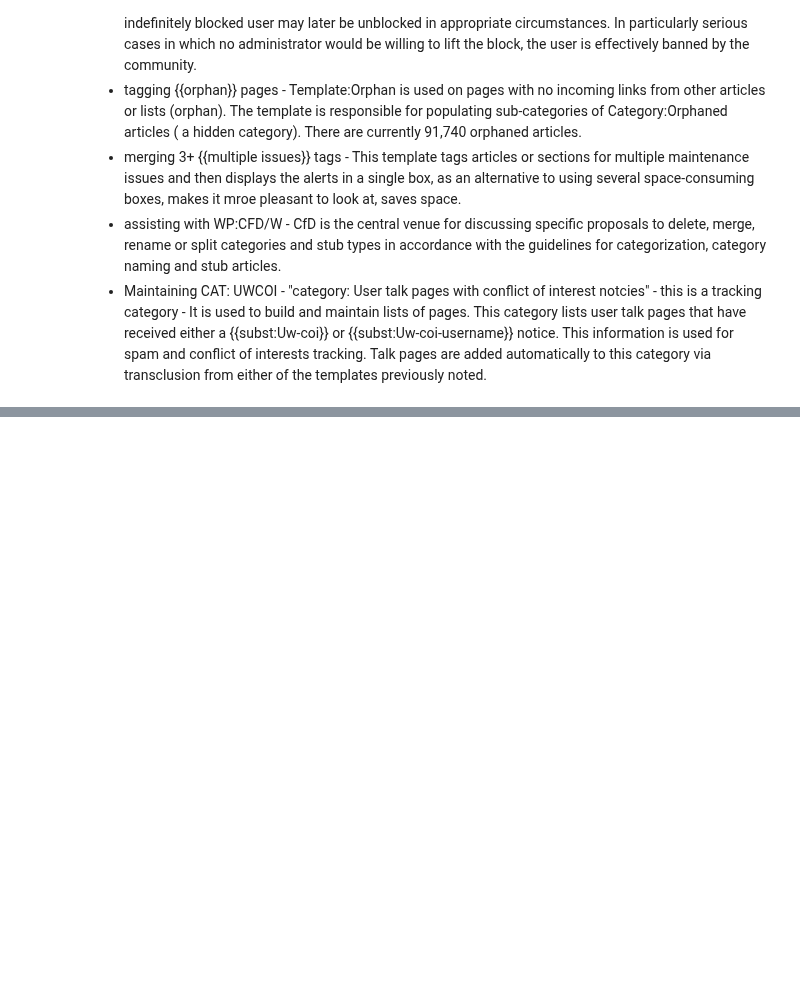
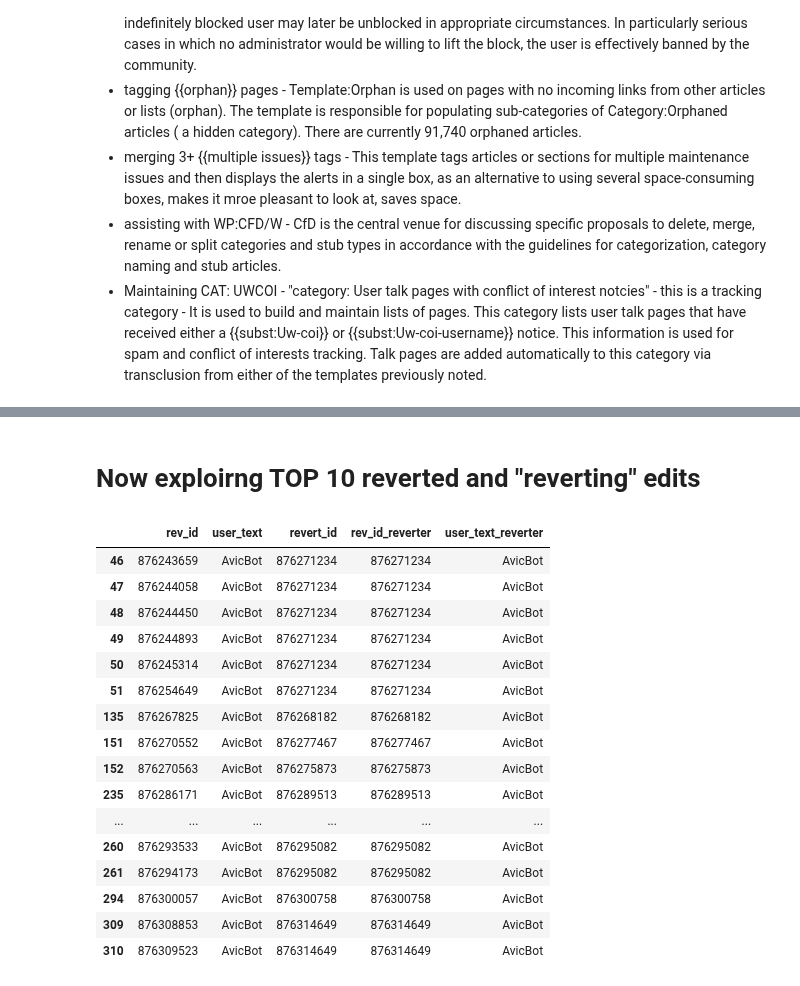
Before and after one commit to levon003/wiki-ores-feedback, a Jupyter notebook: reu2021/AvicBot.ipynb, the cells around one changed output, grey strips where cells are left out. Saved outputs shown, nothing was run; the diff lists cells and outputs as text; code cells hidden in the pictures; blank space fills up the shorter version.

```diff
--- a/reu2021/AvicBot.ipynb
+++ b/reu2021/AvicBot.ipynb
@@ -61,0 +105,8 @@ the REquests for approval for AvicBot was filed on February 7 2011, however the
+# %%
+# first thing: isolate data to only data from Jan1-Jan21, reverted w/in 24 hours, revisions by a bot
+
+sdf = df[df.day<22]
+sdf_reverted = sdf[sdf.is_reverted] # w/o, still include 'none'
+sdf_reverted_in_day = sdf_reverted[sdf_reverted.seconds_to_revert.astype('str').astype('int')<86400]
+sdf_bots = sdf_reverted_in_day[sdf_reverted_in_day.user_is_bot]
+# sdf_bots = revisions from week 1-3 which were reverted within 24 hours
@@ -61,0 +179,23 @@ the REquests for approval for AvicBot was filed on February 7 2011, however the
+# %% [markdown]
+Now exploirng TOP 10 reverted and "reverting" edits
+==
+# %%
+bot_bot_reverts[bot_bot_reverts.user_text == "AvicBot"].head(20)
+# %% [output]
+|  | rev_id | user_text | revert_id | rev_id_reverter | user_text_reverter |
+| 46 | 876243659 | AvicBot | 876271234 | 876271234 | AvicBot |
+| 47 | 876244058 | AvicBot | 876271234 | 876271234 | AvicBot |
+| 48 | 876244450 | AvicBot | 876271234 | 876271234 | AvicBot |
+| 49 | 876244893 | AvicBot | 876271234 | 876271234 | AvicBot |
+| 50 | 876245314 | AvicBot | 876271234 | 876271234 | AvicBot |
+| 51 | 876254649 | AvicBot | 876271234 | 876271234 | AvicBot |
+| 135 | 876267825 | AvicBot | 876268182 | 876268182 | AvicBot |
+| 151 | 876270552 | AvicBot | 876277467 | 876277467 | AvicBot |
+| 152 | 876270563 | AvicBot | 876275873 | 876275873 | AvicBot |
+| 235 | 876286171 | AvicBot | 876289513 | 876289513 | AvicBot |
+| ... | ... | ... | ... | ... | ... |
+| 260 | 876293533 | AvicBot | 876295082 | 876295082 | AvicBot |
+| 261 | 876294173 | AvicBot | 876295082 | 876295082 | AvicBot |
+| 294 | 876300057 | AvicBot | 876300758 | 876300758 | AvicBot |
+| 309 | 876308853 | AvicBot | 876314649 | 876314649 | AvicBot |
+| 310 | 876309523 | AvicBot | 876314649 | 876314649 | AvicBot |
```
Also changed, not shown: parts of 14 cells of this notebook, 1 other file.
